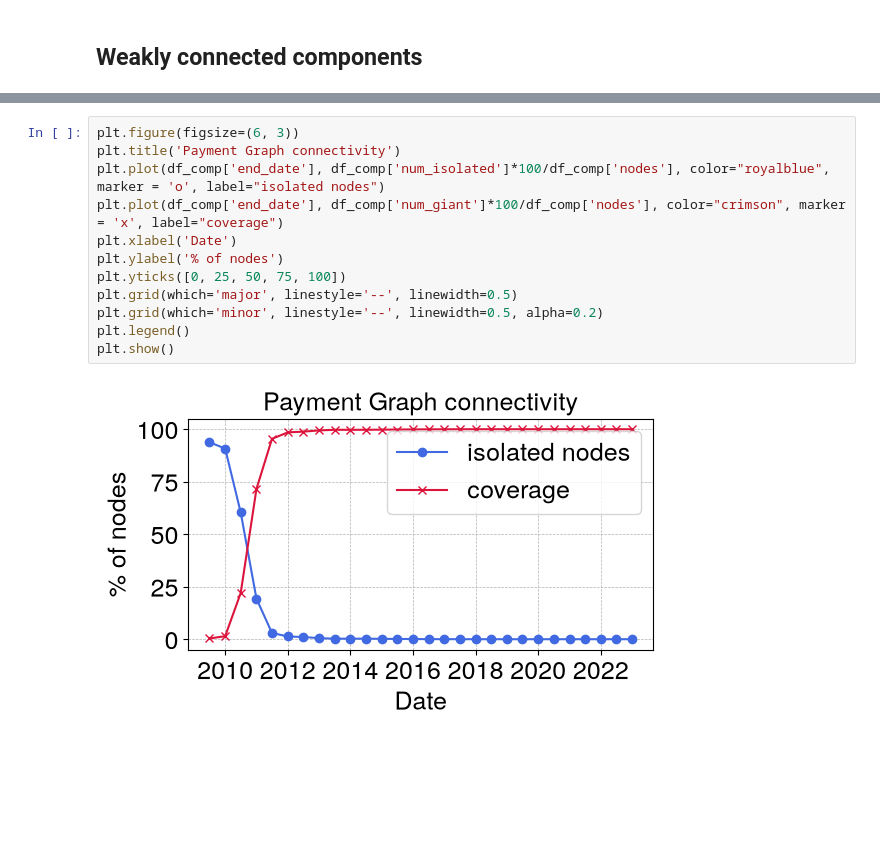
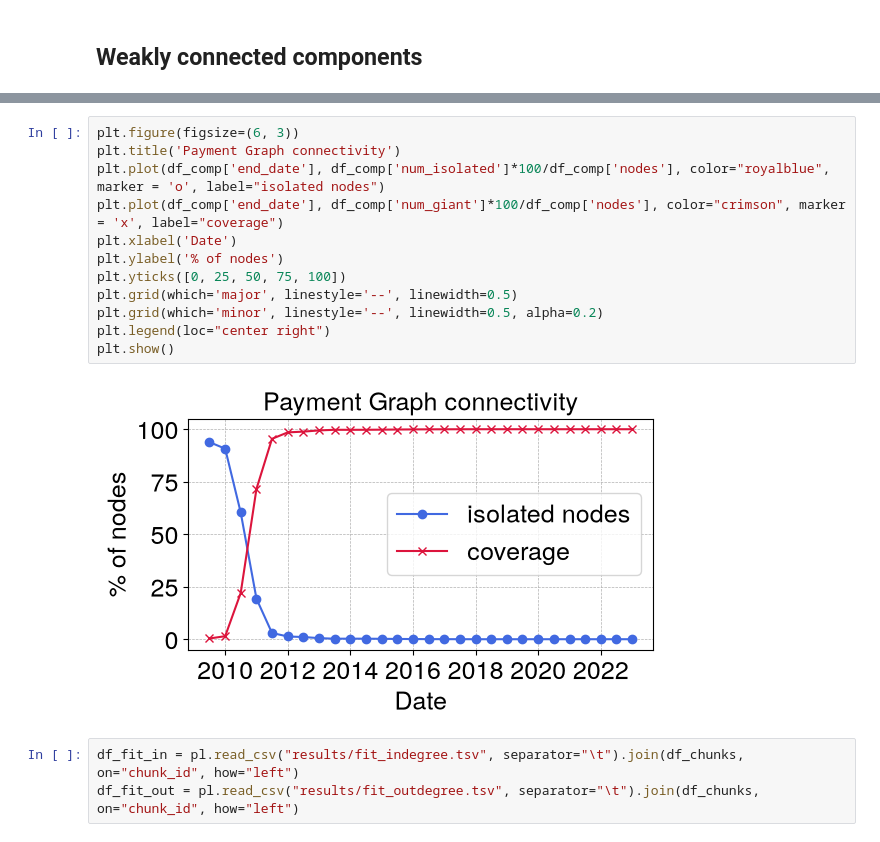
Before and after one commit to mloporchio/BitcoinTemporalAnalysis, a Jupyter notebook: nb_analysis.ipynb, the cells around one changed output, grey strips where cells are left out. Cells and saved outputs as stored; diff of their text form; blank space fills up the shorter version.

```diff
--- a/nb_analysis.ipynb
+++ b/nb_analysis.ipynb
@@ -299,14 +301,17 @@ shape: (28, 9)
 # %%
 plt.figure(figsize=(6, 3))
 plt.title('Payment Graph connectivity')
 plt.plot(df_comp['end_date'], df_comp['num_isolated']*100/df_comp['nodes'], color="royalblue", marker = 'o', label="isolated nodes")
 plt.plot(df_comp['end_date'], df_comp['num_giant']*100/df_comp['nodes'], color="crimson", marker = 'x', label="coverage")
 plt.xlabel('Date')
 plt.ylabel('% of nodes')
 plt.yticks([0, 25, 50, 75, 100])
 plt.grid(which='major', linestyle='--', linewidth=0.5)
 plt.grid(which='minor', linestyle='--', linewidth=0.5, alpha=0.2)
-plt.legend()
+plt.legend(loc="center right")
 plt.show()
 # %% [output]
-[figure, old version]
+[figure, new version]
+# %%
+df_fit_in = pl.read_csv("results/fit_indegree.tsv", separator="\t").join(df_chunks, on="chunk_id", how="left")
+df_fit_out = pl.read_csv("results/fit_outdegree.tsv", separator="\t").join(df_chunks, on="chunk_id", how="left")
```
Also changed, not shown: parts of 2 cells of this notebook.
